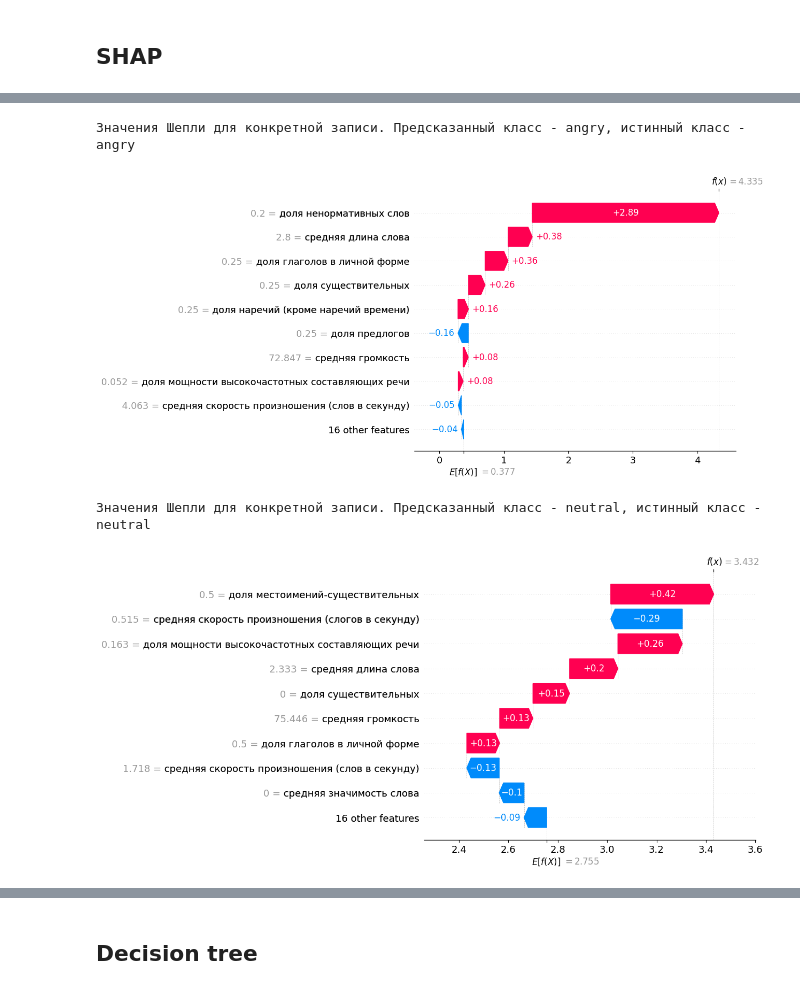
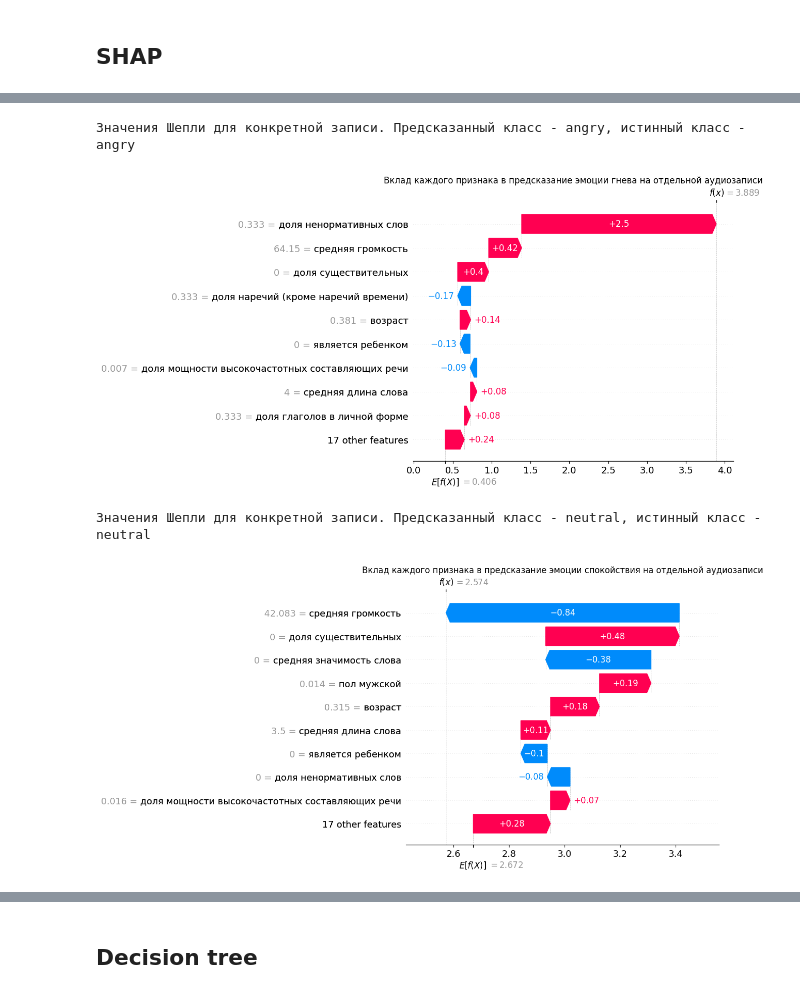
Before and after one commit to Kislv/MastersDegreeProject, a Jupyter notebook: high_level_feature_extractor/test.ipynb, the cells around one changed output, grey strips where cells are left out. Cells and saved outputs as stored; diff of their text form; code cells hidden in the pictures.

Commit message:
update plots with bio features

```diff
--- a/high_level_feature_extractor/test.ipynb
+++ b/high_level_feature_extractor/test.ipynb
@@ -411,0 +433,7 @@ HLF_with_speaker_emotions_test = HLF_with_speaker_emotions_test.dropna()
+# %%
+bio_table:pd.DataFrame = pd.read_csv(PROCESSED_DUSHA_CROWD_W2V_BIO_FILE_PATH, index_col=HASH_ID_COLUMN_NAME)
+bio_series:pd.DataFrame = bio_table[bio_table.columns[0]]
+bio_table_wide:pd.DataFrame = pd.DataFrame(data=bio_series.apply(eval).tolist(), index=bio_series.index).drop(columns=['age_multiplier', 'female']) # 'child'  TODO to config
+bio_table_wide.age *= BIO_MODEL_AGE_MULTIPLIER
+# TODO: mb 'child' in usefull
+bio_table_wide.head()
@@ -411,0 +455,6 @@ HLF_with_speaker_emotions_test = HLF_with_speaker_emotions_test.dropna()
+# %%
+HLF_with_bio_speaker_emotions_train:pd.DataFrame= HLF_with_speaker_emotions_train.join(other=bio_table_wide, how=JOIN_HOW_INNER)
+assert HLF_with_bio_speaker_emotions_train.shape[0] == HLF_with_speaker_emotions_train.shape[0]
+
+HLF_with_bio_speaker_emotions_test:pd.DataFrame= HLF_with_speaker_emotions_test.join(other=bio_table_wide, how=JOIN_HOW_INNER)
+assert HLF_with_bio_speaker_emotions_test.shape[0] == HLF_with_speaker_emotions_test.shape[0]
@@ -412,11 +472,13 @@ HLF_with_speaker_emotions_test = HLF_with_speaker_emotions_test.dropna()
+# %%
+HLF_with_bio_speaker_emotions_train, HLF_with_bio_speaker_emotions_test = [df.drop(columns=df.columns[df.nunique() == 1], inplace=False) for df in [HLF_with_bio_speaker_emotions_train, HLF_with_bio_speaker_emotions_test]]
 # %%
 # HLF_with_speaker_emotions_test.to_csv(PROCESSED_DUSHA_SER_TABLES_TEST_FILE_PATH)
 # %%
-X_train:pd.DataFrame = HLF_with_speaker_emotions_train.drop(columns=[ANNOTATOR_AGGREGATED_FIELD_NAME])
-y_train:pd.DataFrame = HLF_with_speaker_emotions_train[ANNOTATOR_AGGREGATED_FIELD_NAME]
+X_train:pd.DataFrame = HLF_with_bio_speaker_emotions_train.drop(columns=[ANNOTATOR_AGGREGATED_FIELD_NAME])
+y_train:pd.DataFrame = HLF_with_bio_speaker_emotions_train[ANNOTATOR_AGGREGATED_FIELD_NAME]
 
-X_test:pd.DataFrame = HLF_with_speaker_emotions_test.drop(columns=[ANNOTATOR_AGGREGATED_FIELD_NAME])
-y_test:pd.DataFrame = HLF_with_speaker_emotions_test[ANNOTATOR_AGGREGATED_FIELD_NAME]
+X_test:pd.DataFrame = HLF_with_bio_speaker_emotions_test.drop(columns=[ANNOTATOR_AGGREGATED_FIELD_NAME])
+y_test:pd.DataFrame = HLF_with_bio_speaker_emotions_test[ANNOTATOR_AGGREGATED_FIELD_NAME]
 
 X:pd.DataFrame = pd.concat([X_train, X_test], axis=0)
 y:pd.Series = pd.concat([y_train, y_test], axis=0)
@@ -722,22 +787,24 @@ shap_row_waterfall_plot(
     X=X_test,
     y=y_test,
     cols_names=list(map(HLF_ENG_2_RU_RENAMER, X_test.columns)),
+    title='Вклад каждого признака в предсказание эмоции гнева на отдельной аудиозаписи',
     # figsize=(1, 6),
 )
 # %% [output]
 Значения Шепли для конкретной записи. Предсказанный класс - angry, истинный класс - angry
-[figure, old version]
+[figure, new version]
 # %%
 shap_row_waterfall_plot(
     tree_model=cb,
     row_index='9e9961c53ca6eeb440b217e539fbf46c',
     X=X_test,
     y=y_test,
     cols_names=list(map(HLF_ENG_2_RU_RENAMER, X_test.columns)),
+    title='Вклад каждого признака в предсказание эмоции спокойствия на отдельной аудиозаписи',
 )
 # %% [output]
 Значения Шепли для конкретной записи. Предсказанный класс - neutral, истинный класс - neutral
-[figure, old version]
+[figure, new version]
 # %%
 probs:pd.DataFrame = pd.DataFrame(cb.predict_proba(X_test), index=X_test.index, columns=cb.classes_)
 probs_entropy:np.ndarray = entropy(probs, axis=1) # -np.sum(probs * np.log2(probs + EPSILON), axis=1)
```
Also changed, not shown: parts of 54 cells of this notebook, 11 other files.
